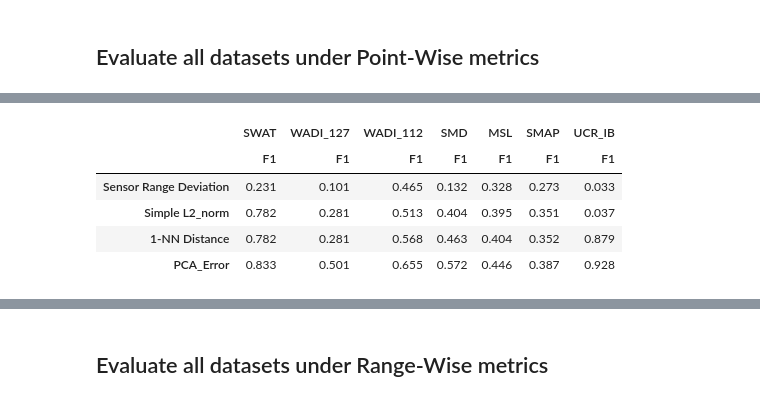
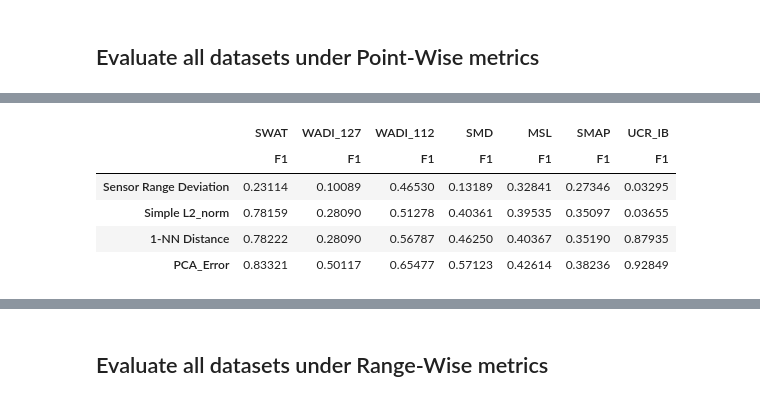
Before and after one commit to ssarfraz/QuoVadisTAD, a Jupyter notebook: notebooks/simple_baselines_evaluation.ipynb, the cells around one changed output, grey strips where cells are left out. Saved outputs shown, nothing was run; the diff lists cells and outputs as text; code cells hidden in the pictures.

```diff
--- a/notebooks/simple_baselines_evaluation.ipynb
+++ b/notebooks/simple_baselines_evaluation.ipynb
@@ -102,9 +134,15 @@ df_point_wise.style.set_precision(3).apply(highlight_max, props='color:white;bac
-# %%
-df_point_wise.drop(['P', 'R','AUPRC'], axis=1, level=1).style.set_precision(3).apply(highlight_max, props='color:white;background-color:darkblue', axis=0)
-# %% [output]
-|  | SWAT | WADI_127 | WADI_112 | SMD | MSL | SMAP | UCR_IB |
-|  | F1 | F1 | F1 | F1 | F1 | F1 | F1 |
-| Sensor Range Deviation | 0.231 | 0.101 | 0.465 | 0.132 | 0.328 | 0.273 | 0.033 |
-| Simple L2_norm | 0.782 | 0.281 | 0.513 | 0.404 | 0.395 | 0.351 | 0.037 |
-| 1-NN Distance | 0.782 | 0.281 | 0.568 | 0.463 | 0.404 | 0.352 | 0.879 |
-| PCA_Error | 0.833 | 0.501 | 0.655 | 0.572 | 0.446 | 0.387 | 0.928 |
+# %%
+(
+    df_point_wise
+    .drop(['P', 'R','AUPRC'], axis=1, level=1)
+    .style
+    .format(precision=5)
+    .apply(highlight_max, props='color:white;background-color:darkblue', axis=0)
+)
+# %% [output]
+|  | SWAT | WADI_127 | WADI_112 | SMD | MSL | SMAP | UCR_IB |
+|  | F1 | F1 | F1 | F1 | F1 | F1 | F1 |
+| Sensor Range Deviation | 0.23114 | 0.10089 | 0.46530 | 0.13189 | 0.32841 | 0.27346 | 0.03295 |
+| Simple L2_norm | 0.78159 | 0.28090 | 0.51278 | 0.40361 | 0.39535 | 0.35097 | 0.03655 |
+| 1-NN Distance | 0.78222 | 0.28090 | 0.56787 | 0.46250 | 0.40367 | 0.35190 | 0.87935 |
+| PCA_Error | 0.83321 | 0.50117 | 0.65477 | 0.57123 | 0.42614 | 0.38236 | 0.92849 |
```
Also changed, not shown: parts of 18 cells of this notebook, 7 other files.
